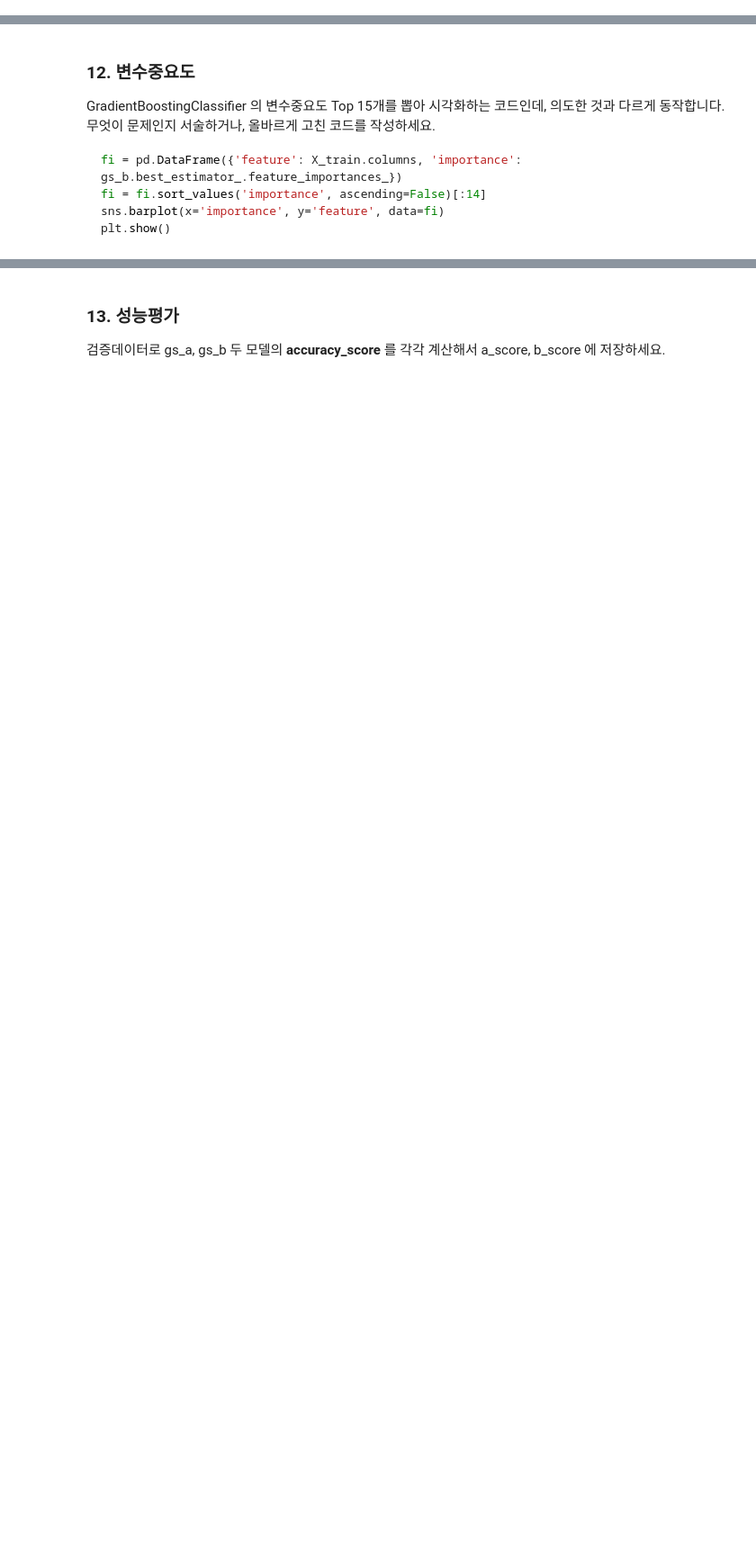
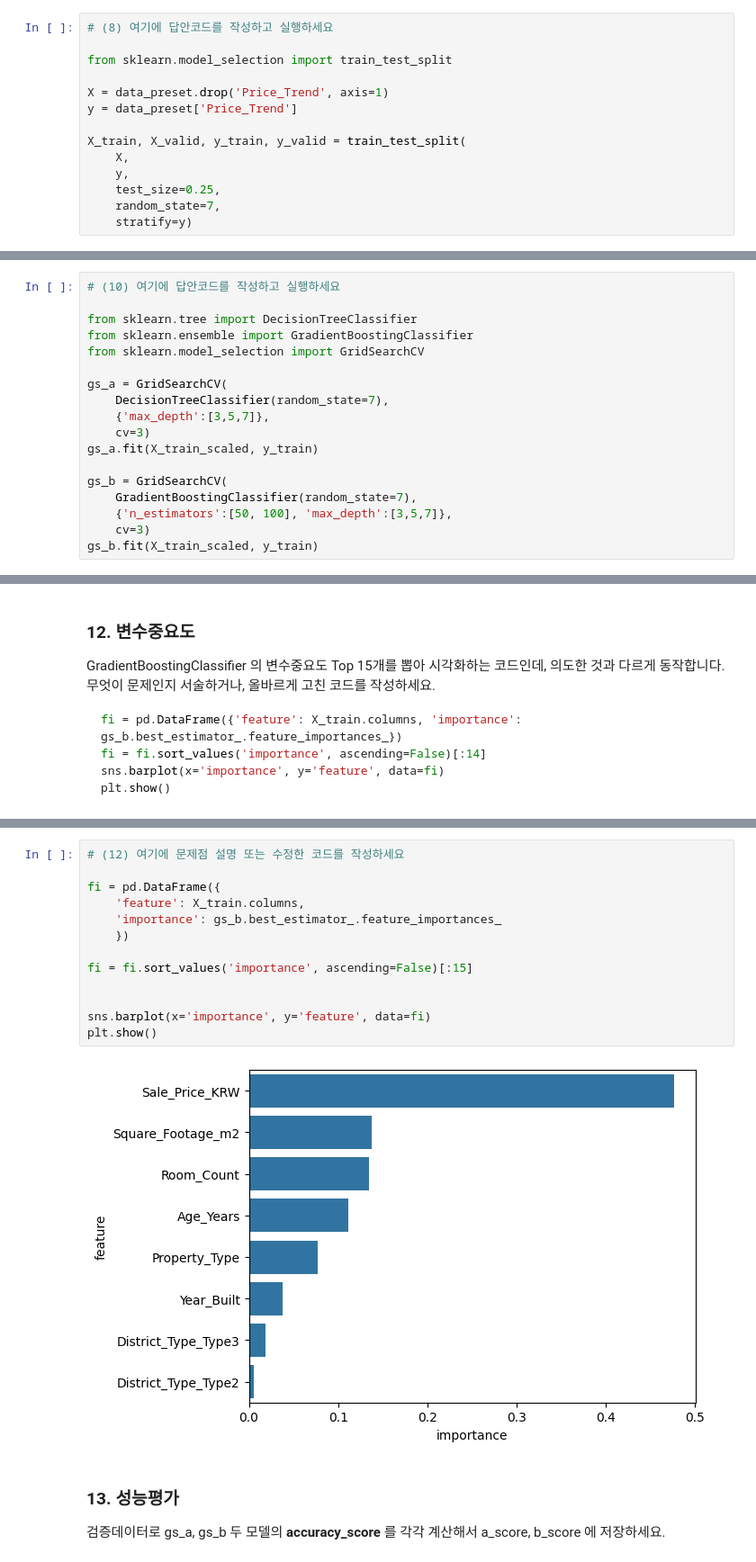
Before and after one commit to nohyunkim/AuditTrail, a Jupyter notebook: ipynb/AICE_Associate_변주_01_분류_Price_Trend.ipynb, the cells around one changed output, grey strips where cells are left out. Shown at 90% size. Saved outputs shown, nothing was run; the diff lists cells and outputs as text; blank space fills up the shorter version.

Commit message:
AICE_Associate_변주_01_분류_Price_Trend.ipynb 최종

```diff
--- a/ipynb/AICE_Associate_변주_01_분류_Price_Trend.ipynb
+++ b/ipynb/AICE_Associate_변주_01_분류_Price_Trend.ipynb
@@ -297,3 +295,17 @@ Price_Trend 을 y, 나머지를 X 로 삼아 train_test_split 으로 분리하
+# %%
+# (8) 여기에 답안코드를 작성하고 실행하세요
+
+from sklearn.model_selection import train_test_split
+
+X = data_preset.drop('Price_Trend', axis=1)
+y = data_preset['Price_Trend']
+
+X_train, X_valid, y_train, y_valid = train_test_split(
+    X,
+    y,
+    test_size=0.25,
+    random_state=7,
+    stratify=y)
 # %% [markdown]
 ### 9. 스케일링
 
@@ -321,0 +338,18 @@ DecisionTreeClassifier 와 GradientBoostingClassifier 를 GridSearchCV(cv=3)로
+# %%
+# (10) 여기에 답안코드를 작성하고 실행하세요
+
+from sklearn.tree import DecisionTreeClassifier
+from sklearn.ensemble import GradientBoostingClassifier
+from sklearn.model_selection import GridSearchCV
+
+gs_a = GridSearchCV(
+    DecisionTreeClassifier(random_state=7),
+    {'max_depth':[3,5,7]},
+    cv=3)
+gs_a.fit(X_train_scaled, y_train)
+
+gs_b = GridSearchCV(
+    GradientBoostingClassifier(random_state=7),
+    {'n_estimators':[50, 100], 'max_depth':[3,5,7]},
+    cv=3)
+gs_b.fit(X_train_scaled, y_train)
@@ -341,3 +378,18 @@ plt.show()
+# %%
+# (12) 여기에 문제점 설명 또는 수정한 코드를 작성하세요
+
+fi = pd.DataFrame({
+    'feature': X_train.columns,
+    'importance': gs_b.best_estimator_.feature_importances_
+    })
+
+fi = fi.sort_values('importance', ascending=False)[:15]
+
+
+sns.barplot(x='importance', y='feature', data=fi)
+plt.show()
+# %% [output]
+[figure, added]
 # %% [markdown]
 ### 13. 성능평가
 
```
Also changed, not shown: parts of 48 cells of this notebook.
